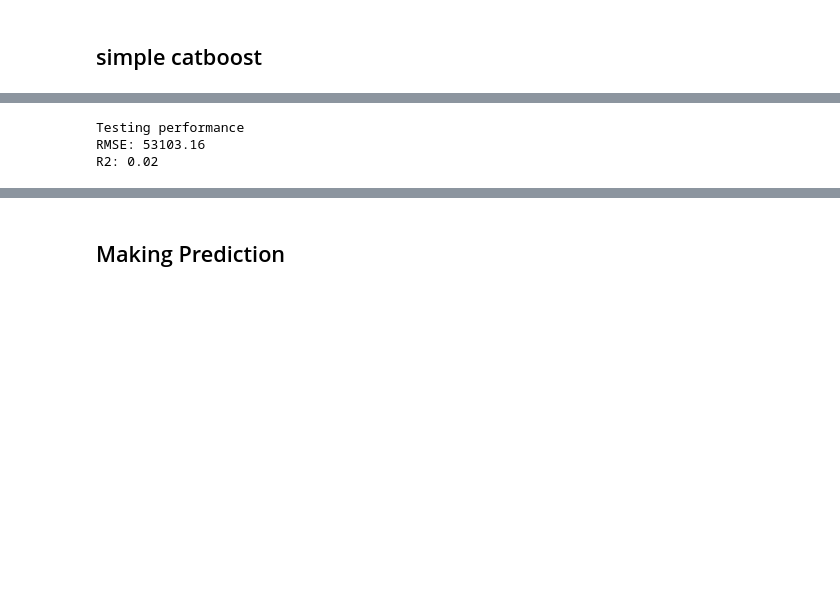
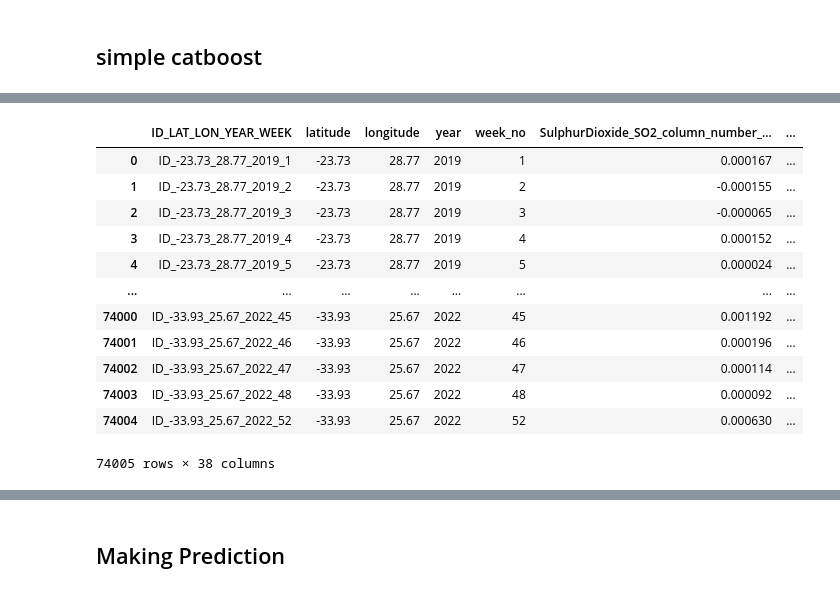
Before and after one commit to Kingston-5/UmojaHack2023Beginner, a Jupyter notebook: main.ipynb, the cells around one changed output, grey strips where cells are left out. Drawn from its saved outputs; the diff is of its cells as text; code cells hidden in the pictures; blank space fills up the shorter version.

```diff
--- a/main.ipynb
+++ b/main.ipynb
@@ -253,13 +243,15 @@ test=test.drop(columns=[
     'CarbonMonoxide_sensor_azimuth_angle',
     'CarbonMonoxide_sensor_zenith_angle',
     'CarbonMonoxide_solar_azimuth_angle',
-    'CarbonMonoxide_solar_zenith_angle'
+    'CarbonMonoxide_solar_zenith_angle',
+    'CarbonMonoxide_sensor_altitude'
 ])
 train=train.drop(columns=[
     'CarbonMonoxide_sensor_azimuth_angle',
     'CarbonMonoxide_sensor_zenith_angle',
     'CarbonMonoxide_solar_azimuth_angle',
-    'CarbonMonoxide_solar_zenith_angle'
+    'CarbonMonoxide_solar_zenith_angle',
+    'CarbonMonoxide_sensor_altitude'
  ])
 
 test=test.drop(columns=[
@@ -267,23 +259,27 @@ test=test.drop(columns=[
     'NitrogenDioxide_sensor_zenith_angle',
     'NitrogenDioxide_solar_azimuth_angle',
     'NitrogenDioxide_solar_zenith_angle',
+    'NitrogenDioxide_sensor_altitude'
 ])
 train=train.drop(columns=[
     'NitrogenDioxide_sensor_azimuth_angle',
     'NitrogenDioxide_sensor_zenith_angle',
     'NitrogenDioxide_solar_azimuth_angle',
     'NitrogenDioxide_solar_zenith_angle',
+    'NitrogenDioxide_sensor_altitude'
  ])
 
 test=test.drop(columns=[
-'Formaldehyde_solar_zenith_angle',
-       'Formaldehyde_solar_azimuth_angle', 'Formaldehyde_sensor_zenith_angle',
-       'Formaldehyde_sensor_azimuth_angle'
+    'Formaldehyde_solar_zenith_angle',
+    'Formaldehyde_solar_azimuth_angle',
+    'Formaldehyde_sensor_zenith_angle',
+    'Formaldehyde_sensor_azimuth_angle'
 ])
 train=train.drop(columns=[
-'Formaldehyde_solar_zenith_angle',
-       'Formaldehyde_solar_azimuth_angle', 'Formaldehyde_sensor_zenith_angle',
-       'Formaldehyde_sensor_azimuth_angle'
+    'Formaldehyde_solar_zenith_angle',
+    'Formaldehyde_solar_azimuth_angle',
+    'Formaldehyde_sensor_zenith_angle',
+    'Formaldehyde_sensor_azimuth_angle'
  ])
 
 test=test.drop(columns=[
@@ -346,3 +342,6 @@ There are 35 columns that have missing values.
+# %%
+trainag=train.copy()
+testag=test.copy()
 # %%
 # drop non numeric cols
 num = []
@@ -589,11 +595,0 @@ Pipeline(steps=[('std_scaler', StandardScaler()), ('pca', PCA(n_components=21)),
-# %%
-pred = cb_regress_model.predict(X_test)
-rmse = (np.sqrt(mean_squared_error(y_test, pred)))
-r2 = r2_score(y_test, pred)
-print("Testing performance")
-print('RMSE: {:.2f}'.format(rmse))
-print('R2: {:.2f}'.format(r2))
-# %% [output]
-Testing performance
-RMSE: 53103.16
-R2: 0.02
@@ -599,0 +629,16 @@ R2: 0.02
+# %%
+trainag
+# %% [output]
+|  | ID_LAT_LON_YEAR_WEEK | latitude | longitude | year | week_no | SulphurDioxide_SO2_column_number_... | ... |
+| 0 | ID_-23.73_28.77_2019_1 | -23.73 | 28.77 | 2019 | 1 | 0.000167 | ... |
+| 1 | ID_-23.73_28.77_2019_2 | -23.73 | 28.77 | 2019 | 2 | -0.000155 | ... |
+| 2 | ID_-23.73_28.77_2019_3 | -23.73 | 28.77 | 2019 | 3 | -0.000065 | ... |
+| 3 | ID_-23.73_28.77_2019_4 | -23.73 | 28.77 | 2019 | 4 | 0.000152 | ... |
+| 4 | ID_-23.73_28.77_2019_5 | -23.73 | 28.77 | 2019 | 5 | 0.000024 | ... |
+| ... | ... | ... | ... | ... | ... | ... | ... |
+| 74000 | ID_-33.93_25.67_2022_45 | -33.93 | 25.67 | 2022 | 45 | 0.001192 | ... |
+| 74001 | ID_-33.93_25.67_2022_46 | -33.93 | 25.67 | 2022 | 46 | 0.000196 | ... |
+| 74002 | ID_-33.93_25.67_2022_47 | -33.93 | 25.67 | 2022 | 47 | 0.000114 | ... |
+| 74003 | ID_-33.93_25.67_2022_48 | -33.93 | 25.67 | 2022 | 48 | 0.000092 | ... |
+| 74004 | ID_-33.93_25.67_2022_52 | -33.93 | 25.67 | 2022 | 52 | 0.000630 | ... |
+74005 rows × 38 columns
```
Also changed, not shown: parts of 41 cells of this notebook.
